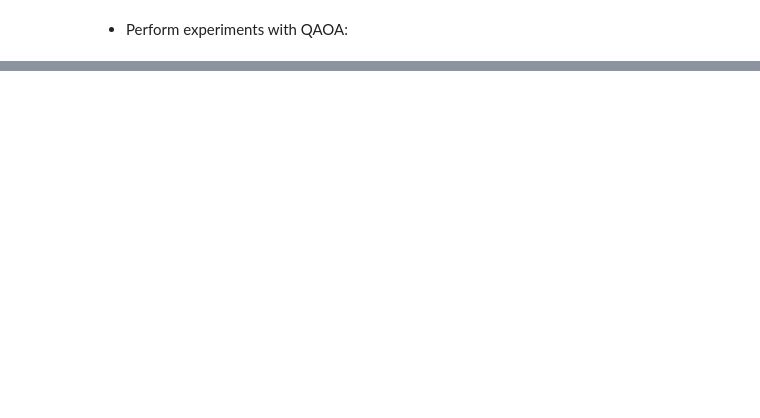
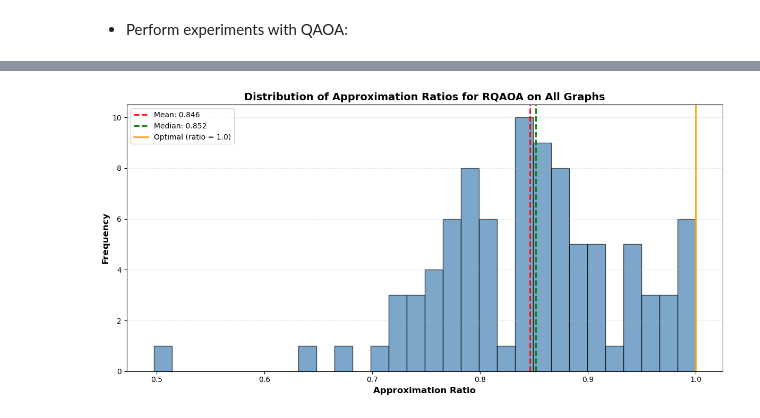
Before and after one commit to nicofighter45/rQAOAQuantumComputing, a Jupyter notebook: litterature/RQAOA.ipynb, the cells around one changed output, grey strips where cells are left out. Saved outputs shown, nothing was run; the diff lists cells and outputs as text; code cells hidden in the pictures; blank space fills up the shorter version.

```diff
--- a/litterature/RQAOA.ipynb
+++ b/litterature/RQAOA.ipynb
@@ -1187,0 +1459,24 @@ Star(16)
+# %%
+# Graphique 3: Histogramme des ratios d'approximation
+
+fig, ax = plt.subplots(figsize=(12, 6))
+
+ax.hist(approximation_ratios, bins=30, color='steelblue', alpha=0.7, edgecolor='black')
+ax.axvline(np.mean(approximation_ratios), color='red', linestyle='--', linewidth=2,
+           label=f'Mean: {np.mean(approximation_ratios):.3f}')
+ax.axvline(np.median(approximation_ratios), color='green', linestyle='--', linewidth=2,
+           label=f'Median: {np.median(approximation_ratios):.3f}')
+ax.axvline(1.0, color='orange', linestyle='-', linewidth=2, label='Optimal (ratio = 1.0)')
+
+ax.set_xlabel('Approximation Ratio', fontsize=12, fontweight='bold')
+ax.set_ylabel('Frequency', fontsize=12, fontweight='bold')
+ax.set_title('Distribution of Approximation Ratios for RQAOA on All Graphs',
+             fontsize=14, fontweight='bold')
+ax.grid(axis='y', alpha=0.3, linestyle='--')
+ax.legend()
+plt.tight_layout()
+plt.savefig('/Users/georgiaabouchebel/rQAOAQuantumComputing/rapport/figures/results_histogram.png', dpi=300, bbox_inches='tight')
+plt.show()
+plt.close()
+# %% [output]
+[figure, added]
```
Also changed, not shown: parts of 14 cells of this notebook, 8 other files.
